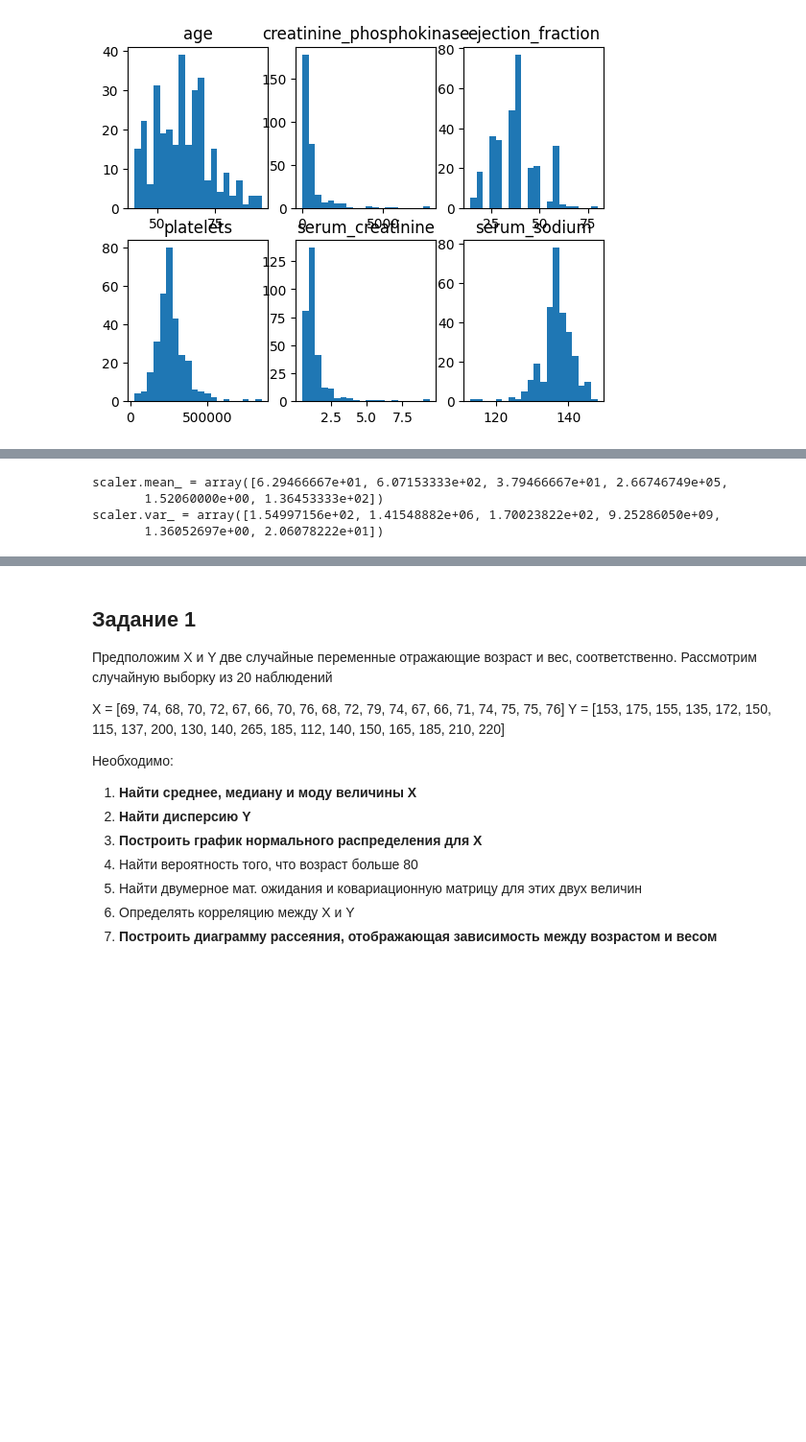
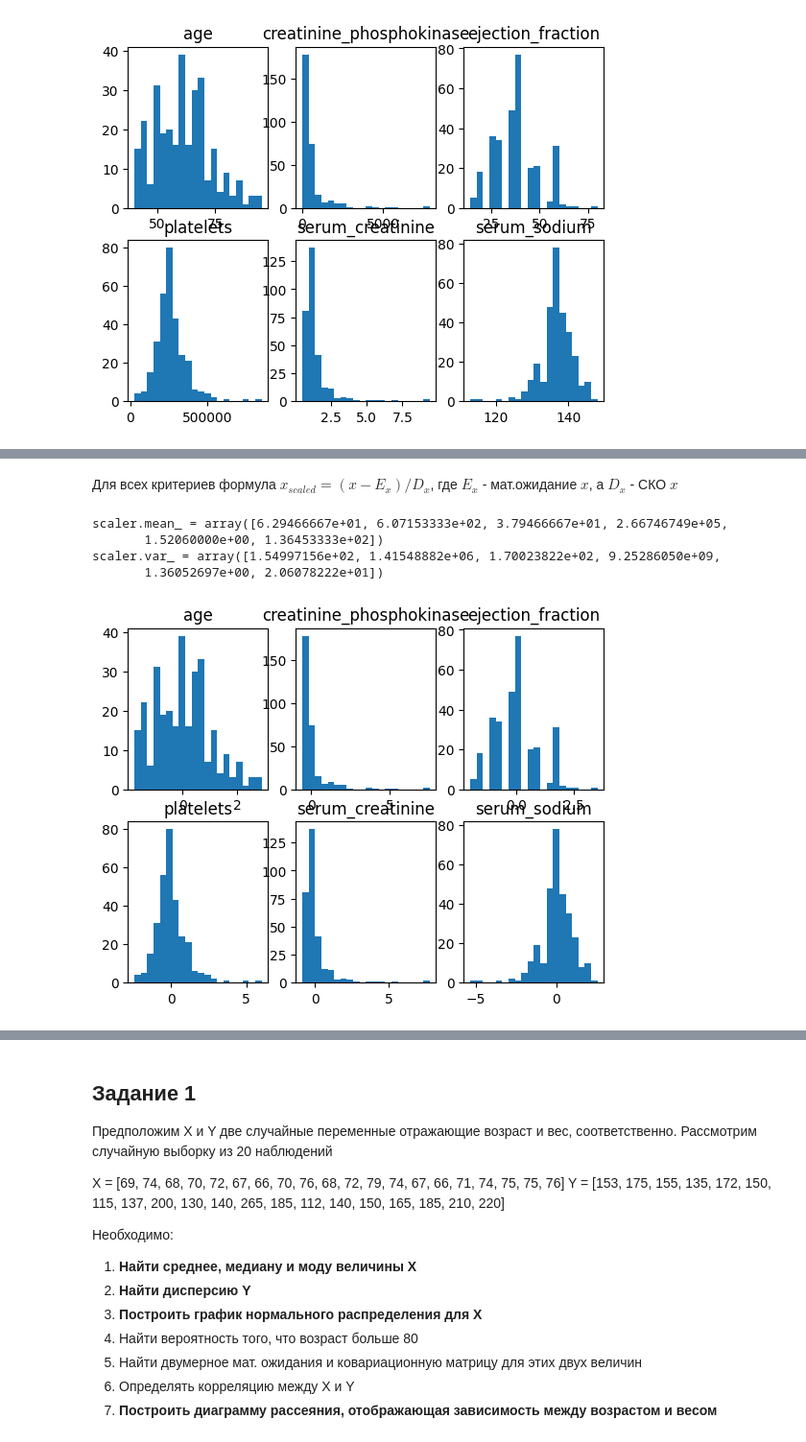
Before and after one commit to BasilNozdrin/ETU_Basil_N, a Jupyter notebook: 4th course/1st semester/ML/lab/lab1.ipynb, the cells around one changed output, grey strips where cells are left out. Shown at 96% size. Saved outputs shown, nothing was run; the diff lists cells and outputs as text; code cells hidden in the pictures; blank space fills up the shorter version.

```diff
--- a/4th course/1st semester/ML/lab/lab1.ipynb
+++ b/4th course/1st semester/ML/lab/lab1.ipynb
@@ -102,3 +142,5 @@ plt.show()
+# %% [markdown]
+Для всех критериев формула $x_{scaled} = (x-E_x)/D_x$, где $E_x$ - мат.ожидание $x$, а $D_x$ - СКО $x$
 # %%
 print(f"{scaler.mean_ = }\n{scaler.var_ = }")
 # %% [output]
@@ -106,3 +148,23 @@ scaler.mean_ = array([6.29466667e+01, 6.07153333e+02, 3.79466667e+01, 2.66746749
        1.52060000e+00, 1.36453333e+02])
 scaler.var_ = array([1.54997156e+02, 1.41548882e+06, 1.70023822e+02, 9.25286050e+09,
        1.36052697e+00, 2.06078222e+01])
+# %%
+scaler = preprocessing.StandardScaler()
+data_scaled = scaler.fit_transform(data)
+
+fig, axs = plt.subplots(2,3)
+axs[0, 0].hist(data_scaled[:,0], bins = n_bins)
+axs[0, 0].set_title('age')
+axs[0, 1].hist(data_scaled[:,1], bins = n_bins)
+axs[0, 1].set_title('creatinine_phosphokinase')
+axs[0, 2].hist(data_scaled[:,2], bins = n_bins)
+axs[0, 2].set_title('ejection_fraction')
+axs[1, 0].hist(data_scaled[:,3], bins = n_bins)
+axs[1, 0].set_title('platelets')
+axs[1, 1].hist(data_scaled[:,4], bins = n_bins)
+axs[1, 1].set_title('serum_creatinine')
+axs[1, 2].hist(data_scaled[:,5], bins = n_bins)
+axs[1, 2].set_title('serum_sodium')
+plt.show()
+# %% [output]
+[figure, added]
```
Also changed, not shown: parts of 36 cells of this notebook, 1 other file.
